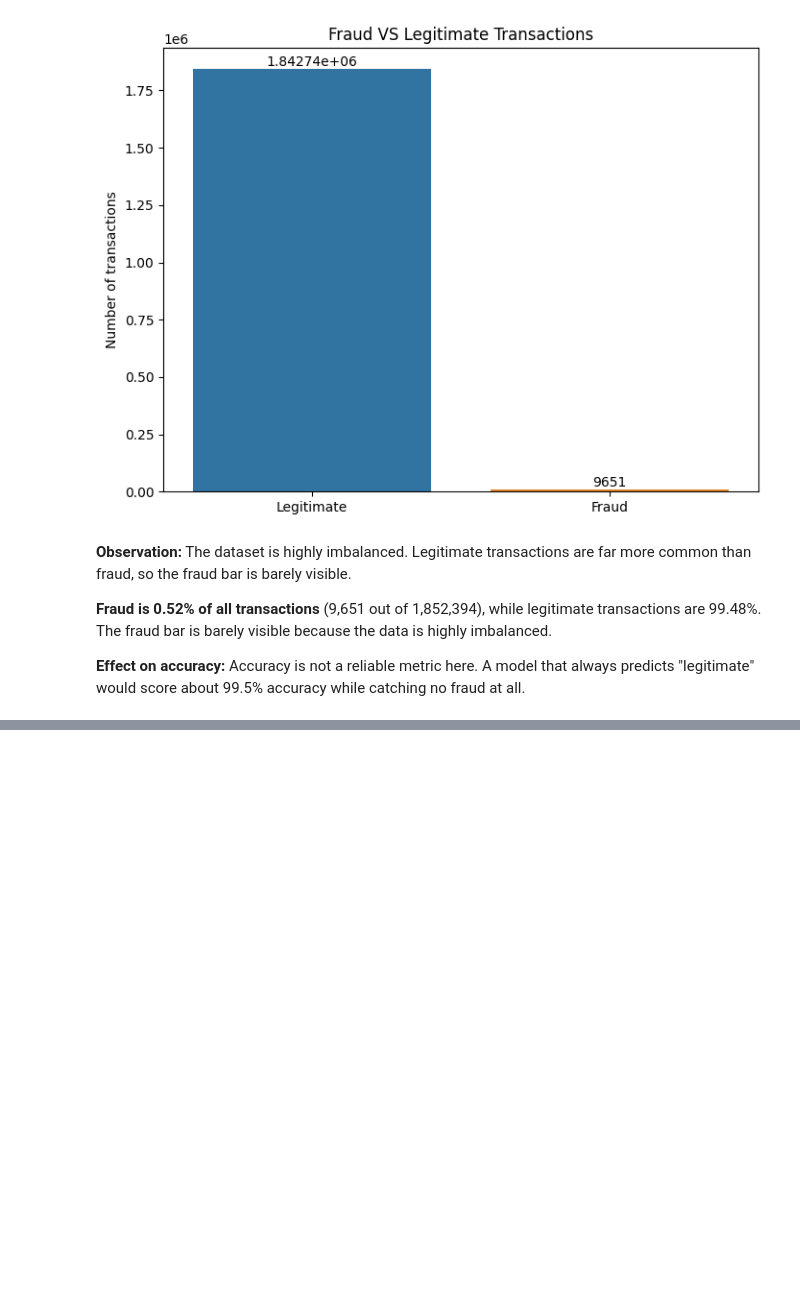
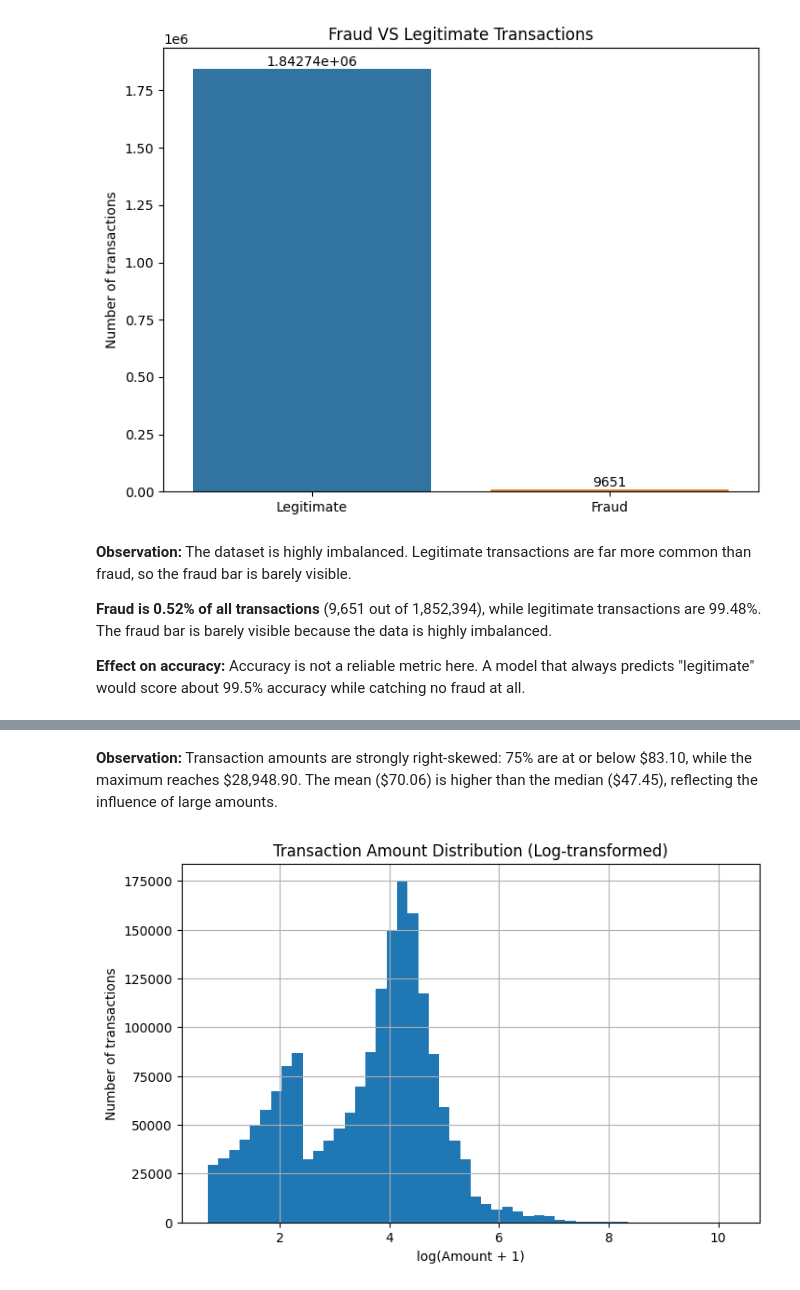
Before and after one commit to DhaiHamoud/Fraud-Detection-in-the-Financial-Transaction-Market, a Jupyter notebook: notebooks/02_eda.ipynb, the cells around one changed output, grey strips where cells are left out. Saved outputs shown, nothing was run; the diff lists cells and outputs as text; code cells hidden in the pictures; blank space fills up the shorter version.

```diff
--- a/notebooks/02_eda.ipynb
+++ b/notebooks/02_eda.ipynb
@@ -51,0 +80,12 @@ plt.xlabel("");
+# %% [markdown]
+**Observation:** Transaction amounts are strongly right-skewed: 75% are at or below \$83.10, while the maximum reaches \$28,948.90. The mean (\$70.06) is higher than the median (\$47.45), reflecting the influence of large amounts.
+# %%
+#Plot amounts after a log transformation
+plt.figure(figsize=(8, 5))
+np.log1p(df['amt']).hist(bins=50)
+plt.title('Transaction Amount Distribution (Log-transformed)')
+plt.xlabel('log(Amount + 1)')
+plt.ylabel('Number of transactions')
+plt.show()
+# %% [output]
+[figure, added]
```
Also changed, not shown: parts of 6 cells of this notebook.
